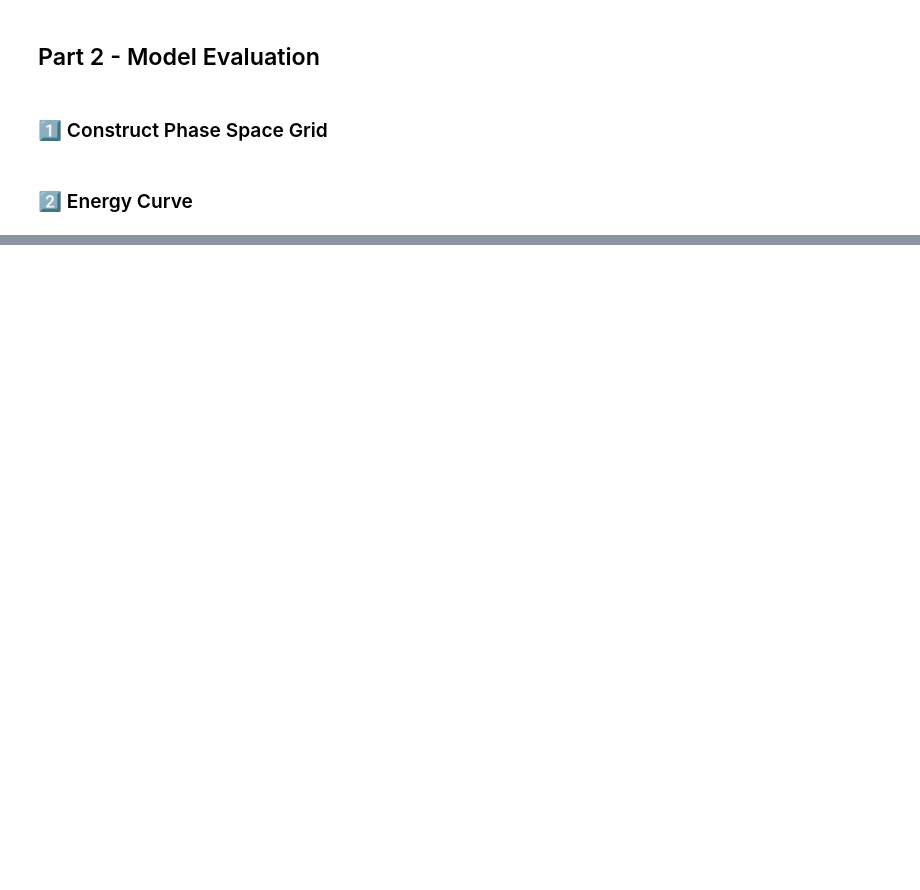
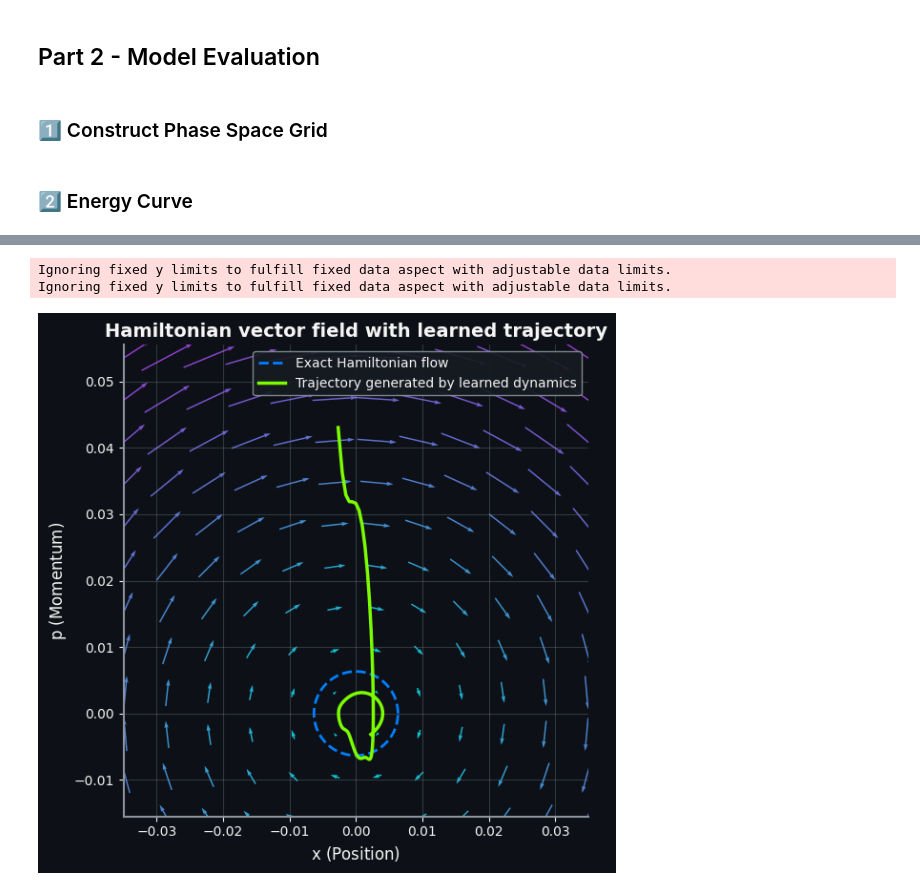
Before and after one commit to Scriber-Labs/lf-pinn-harmonic-oscillator, a Jupyter notebook: notebooks/demo.ipynb, the cells around one changed output, grey strips where cells are left out. Saved outputs shown, nothing was run; the diff lists cells and outputs as text; code cells hidden in the pictures; blank space fills up the shorter version.

```diff
--- a/notebooks/demo.ipynb
+++ b/notebooks/demo.ipynb
@@ -270,0 +232,68 @@ Ignoring fixed y limits to fulfill fixed data aspect with adjustable data limits
+# %%
+from plot_styling import create_themed_figure, get_theme_colors
+
+# 1. Setup the grid for the vector field
+U = P
+V = -omega**2 * X
+speed = np.sqrt(U**2 + V**2)
+
+# 2. Create the themed figure
+colors = get_theme_colors()
+fig, ax = create_themed_figure(figsize=(6, 6))
+
+# 3. Plot the Vector Field (Quiver)
+# 'pivot'='mid' centers the arrows on the grid points
+q = ax.quiver(X, P, U, V, speed,
+              cmap="cool",
+              alpha=0.8,
+              pivot='mid',
+              units='inches',
+              scale=0.1)
+
+# 4. Plot Exact Hamiltonian Orbit (Reference)
+H0 = np.mean(0.5 * p_np**2 + 0.5 * omega**2 * x_np**2)
+theta_grid = np.linspace(0, 2*np.pi, 400)
+r_orbit = np.sqrt(2 * H0)
+
+# --- Extract Hamiltonian trajectory (reference) ---
+H0 = np.mean(0.5 * p_np**2 + 0.5 * omega**2 * x_np**2)
+theta = np.linspace(0, 2*np.pi, 400)
+r = np.sqrt(2 * H0)
+
+plt.plot(
+    r*np.cos(theta)/omega,
+    r*np.sin(theta),
+    ls="--",
+    color="#007FFF",
+    lw=2,
+    label="Exact Hamiltonian flow"
+)
+
+# --- PINN trajectory (what we care about) ---
+plt.plot(
+    x_np,
+    p_np,
+    color="#7CFC00",
+    lw=2.5,
+    label="Trajectory generated by learned dynamics"
+)
+
+
+# 6. Final Formatting
+ax.set_xlabel(r"$x$ (Position)")
+ax.set_ylabel(r"$p$ (Momentum)")
+ax.set_title("Hamiltonian vector field with learned trajectory")
+ax.legend(frameon=True, loc='upper right')
+ax.axis("equal")
+
+# Set limits based on your existing scale
+ax.set_xlim(-0.035, 0.035)
+ax.set_ylim(-0.01, 0.05)
+
+plt.tight_layout()
+plt.savefig("../artifacts/phase_space_quiver.png", dpi=200)
+plt.show()
+# %% [output]
+Ignoring fixed y limits to fulfill fixed data aspect with adjustable data limits.
+Ignoring fixed y limits to fulfill fixed data aspect with adjustable data limits.
+[figure, added]
```
Also changed, not shown: parts of 6 cells of this notebook, 5 other files.
